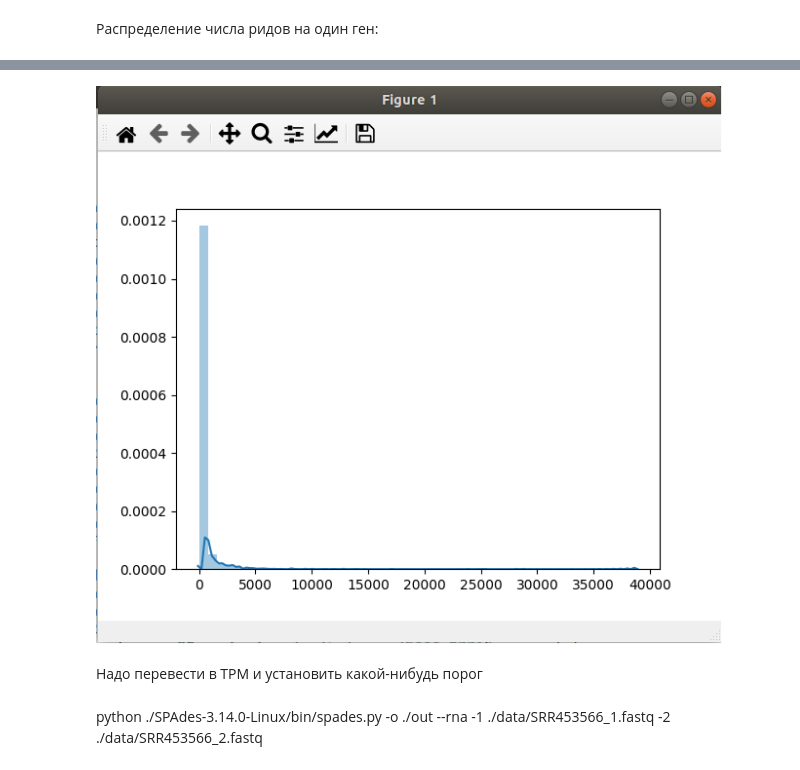
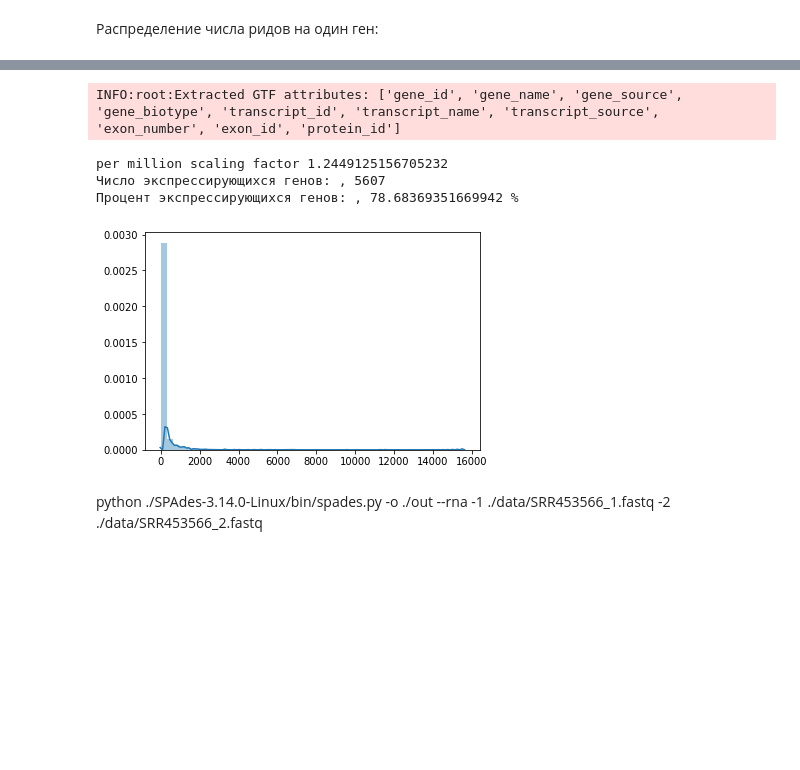
Before and after one commit to Cocossss/BI_spring20, a Jupyter notebook: NGS/hw7/NGS_HW7.ipynb, the cells around one changed output, grey strips where cells are left out. Cells and saved outputs as stored; diff of their text form; code cells hidden in the pictures; blank space fills up the shorter version.

```diff
--- a/NGS/hw7/NGS_HW7.ipynb
+++ b/NGS/hw7/NGS_HW7.ipynb
@@ -20,8 +36,50 @@ Figure(640x480)
-# %%
-Image('dist.png')
-# %% [output]
-[figure, removed]
-# %% [markdown]
-Надо перевести в TPM и установить какой-нибудь порог
+# %%
+file = './genes.gtf'
+db = read_gtf(file)
+id = db['gene_id']
+start = db['start']
+end = db['end']
+
+lens = {}
+for i in range(len(id)):
+    lens[id[i]] = end[i] - start[i]
+
+features = {}
+f = open('feature_count.txt')
+for line in f:
+    list = line.split()
+    features[list[0]] = int(list[1])
+f.close()
+
+scale = 0
+for k, v in lens.items():
+    features[k] /= v
+    scale += features[k]
+
+scale /= 1000000
+
+print('per million scaling factor', scale)
+
+for k, v in features.items():
+    features[k] /= scale
+
+cut = []
+num = 0
+threshold = 10
+for k, v in features.items():
+    if v >= threshold:
+        cut.append(v)
+        num += 1
+
+print('Число экспрессирующихся генов: ,', num)
+print('Процент экспрессирующихся генов: ,', num/len(lens)*100, '%')
+s = sns.distplot([cut])
+plt.show()
+# %% [output]
+INFO:root:Extracted GTF attributes: ['gene_id', 'gene_name', 'gene_source', 'gene_biotype', 'transcript_id', 'transcript_name', 'transcript_source', 'exon_number', 'exon_id', 'protein_id']
+per million scaling factor 1.2449125156705232
+Число экспрессирующихся генов: , 5607
+Процент экспрессирующихся генов: , 78.68369351669942 %
+[figure, added]
 # %% [markdown]
 python ./SPAdes-3.14.0-Linux/bin/spades.py -o ./out --rna -1 ./data/SRR453566_1.fastq -2 ./data/SRR453566_2.fastq
```
Also changed, not shown: parts of 5 cells of this notebook, 3 other files.
